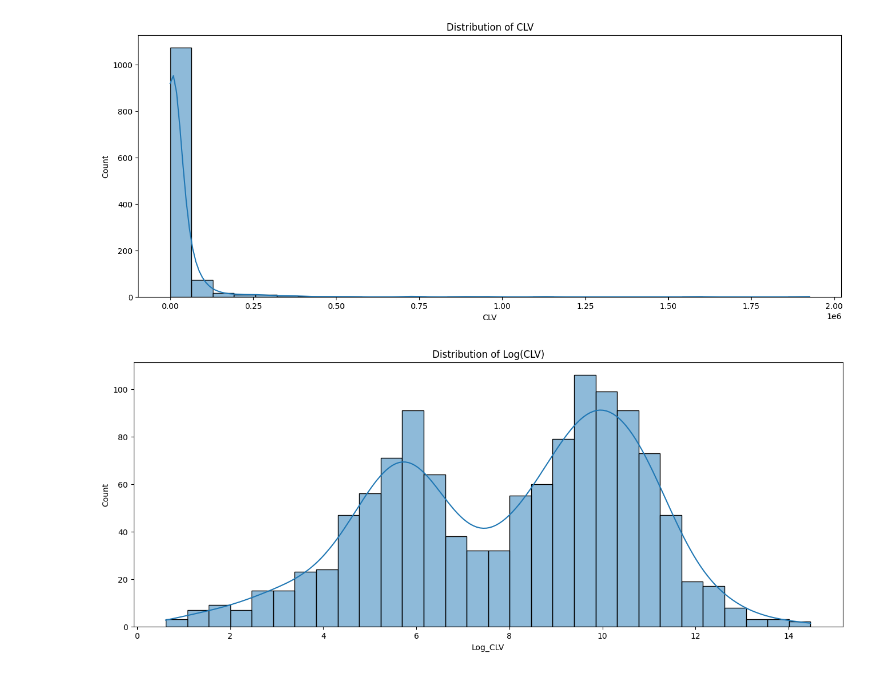
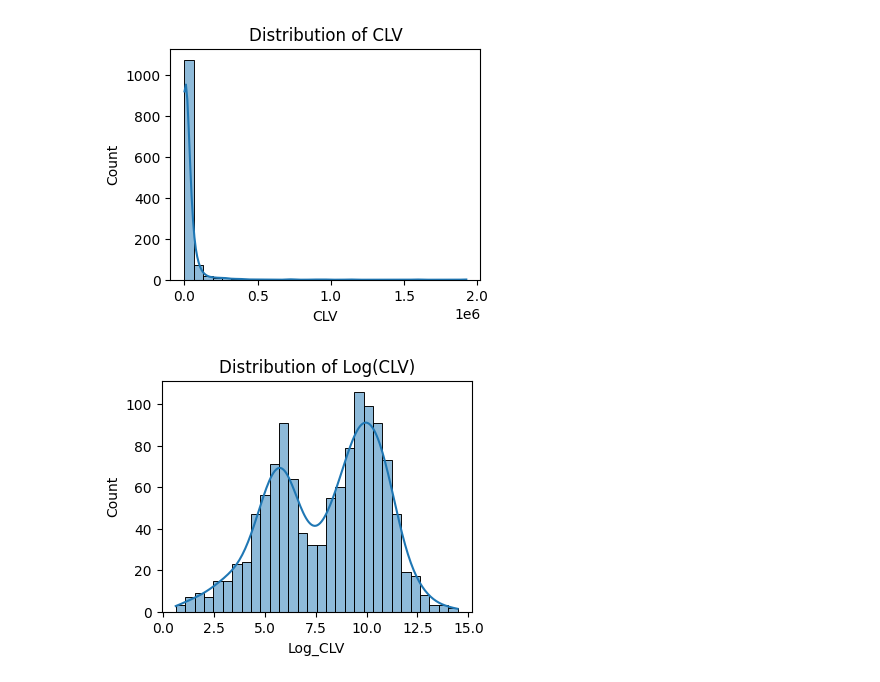
Before and after one commit to Ahmed-Reda-20/Customer-CLV-Prediction-and-Segmentation, a Jupyter notebook: scripts/CLV Explo-Predictio-Clustering.ipynb, the cells around one changed output. Saved outputs shown, nothing was run; the diff lists cells and outputs as text; code cells hidden in the pictures.

```diff
--- a/scripts/CLV Explo-Predictio-Clustering.ipynb
+++ b/scripts/CLV Explo-Predictio-Clustering.ipynb
@@ -12,18 +12,18 @@ df = pd.read_csv(M)
 df['Log_CLV'] = np.log1p(df['CLV'])
 # %%
 #before log transformation,right skewed
-plt.figure(figsize=(16, 6))
+plt.figure(figsize=(4, 3))
 sns.histplot(df['CLV'], bins=30, kde=True)
 plt.title('Distribution of CLV')
 plt.show()
 # %% [output]
-[figure, old version]
+[figure, new version]
 # %%
 ##used neccesary libs to build histogram distribution
-plt.figure(figsize=(16, 6))
+plt.figure(figsize=(4, 3))
 sns.histplot(df['Log_CLV'], bins=30, kde=True)
 plt.title('Distribution of Log(CLV)')
 plt.show()
 #use "plt.show()" to show the histogram
 # %% [output]
-[figure, old version]
+[figure, new version]
```
